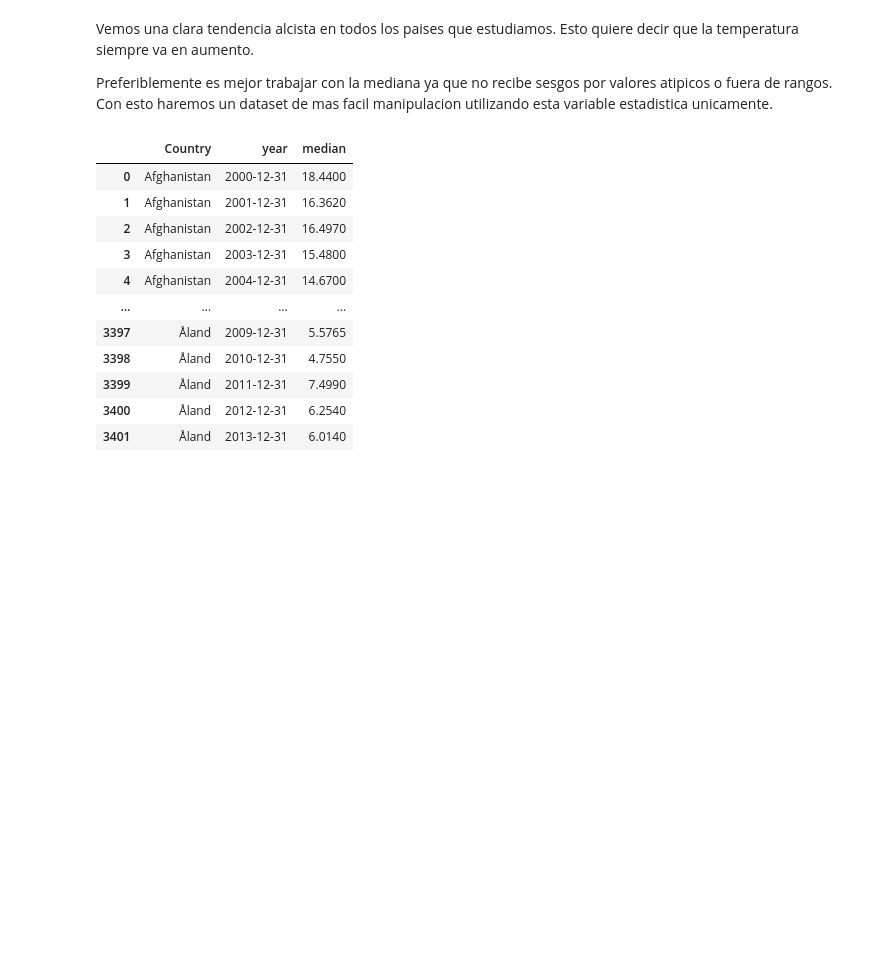
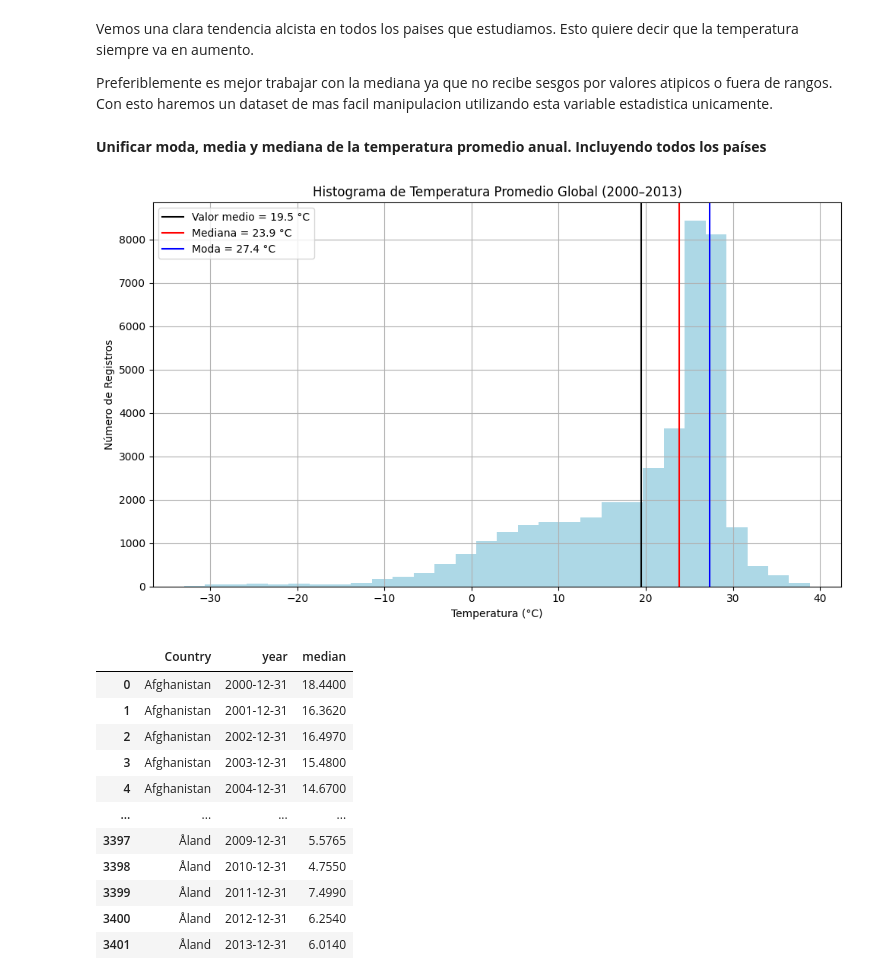
Before and after one commit to ramircar2020/BCtechCopilot, a Jupyter notebook: Variación_Temp_PyE_2025_Ramirez_Scarpato_Galinelli.ipynb, the cells around one changed output. Saved outputs shown, nothing was run; the diff lists cells and outputs as text; code cells hidden in the pictures; blank space fills up the shorter version.

Commit message:
Se creó con Colab

```diff
--- a/Variación_Temp_PyE_2025_Ramirez_Scarpato_Galinelli.ipynb
+++ b/Variación_Temp_PyE_2025_Ramirez_Scarpato_Galinelli.ipynb
@@ -296,6 +296,41 @@ plt.show()
 Vemos una clara tendencia alcista en todos los paises que estudiamos. Esto quiere decir que la temperatura siempre va en aumento.
 
 Preferiblemente es mejor trabajar con la mediana ya que no recibe sesgos por valores atipicos o fuera de rangos. Con esto haremos un dataset de mas facil manipulacion utilizando esta variable estadistica unicamente.
+# %% [markdown]
+**Unificar moda, media y mediana de la temperatura promedio anual. Incluyendo todos los países**
+# %%
+df = pd.read_csv('/content/drive/My Drive/Colab/GlobalLandTemperaturesByCountry.csv')
+
+# Convertir la columna 'dt' a tipo datetime
+df['dt'] = pd.to_datetime(df['dt'])
+
+# Filtrar fechas entre 2000 y 2013
+df_filtered = df[(df['dt'].dt.year >= 2000) & (df['dt'].dt.year <= 2013)]
+
+# Calcular estadísticas
+media = temps.mean()
+mediana = temps.median()
+moda = temps.mode().iloc[0]  # primera moda si hay más de una
+
+# Crear histograma, 30 bins (barras).
+plt.figure(figsize=(10, 6))
+plt.hist(temps, bins=30, color='lightblue')
+
+# Agregar líneas verticales
+plt.axvline(media, color='black', linestyle='-', label=f'Valor medio = {media:.1f} °C')
+plt.axvline(mediana, color='red', linestyle='-', label=f'Mediana = {mediana:.1f} °C')
+plt.axvline(moda, color='blue', linestyle='-', label=f'Moda = {moda:.1f} °C')
+
+# Títulos y etiquetas
+plt.title('Histograma de Temperatura Promedio Global (2000–2013)')
+plt.xlabel('Temperatura (°C)')
+plt.ylabel('Número de Registros')
+plt.legend()
+plt.grid(True)
+plt.tight_layout()
+plt.show()
+# %% [output]
+[figure, added]
 # %%
 df_t_med = df_t_avg['AverageTemperature'][['median']].reset_index()
 df_t_med
```
Also changed, not shown: parts of 6 cells of this notebook.
